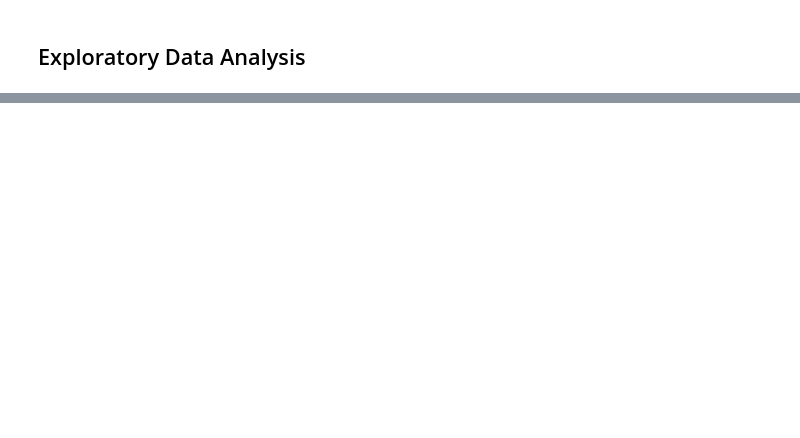
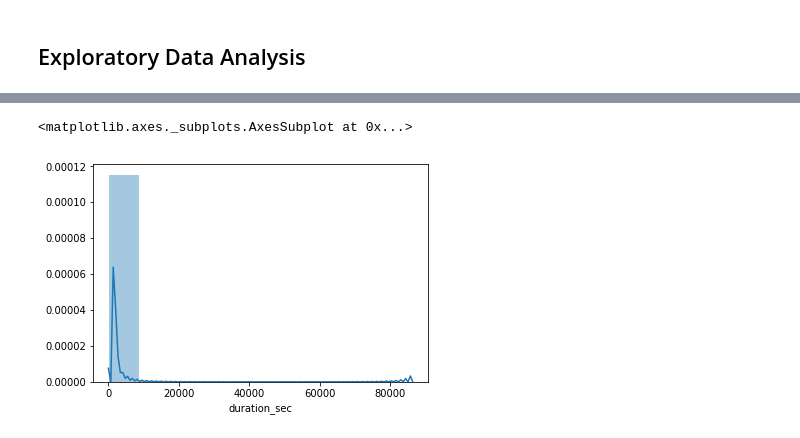
Before and after one commit to marcusholmgren/bikeshare-analysis, a Jupyter notebook: fordgobike-analysis.ipynb, the cells around one changed output, grey strips where cells are left out. Cells and saved outputs as stored; diff of their text form; code cells hidden in the pictures; blank space fills up the shorter version.

```diff
--- a/fordgobike-analysis.ipynb
+++ b/fordgobike-analysis.ipynb
@@ -161,2 +293,7 @@ ok
+# %%
+sns.distplot(bikeshare_df['duration_sec'], bins=10)
+# %% [output]
+<matplotlib.axes._subplots.AxesSubplot at 0x...>
+[figure, added]
 # %%
 ## Explainatory Data Analysis
```
Also changed, not shown: parts of 14 cells of this notebook.
